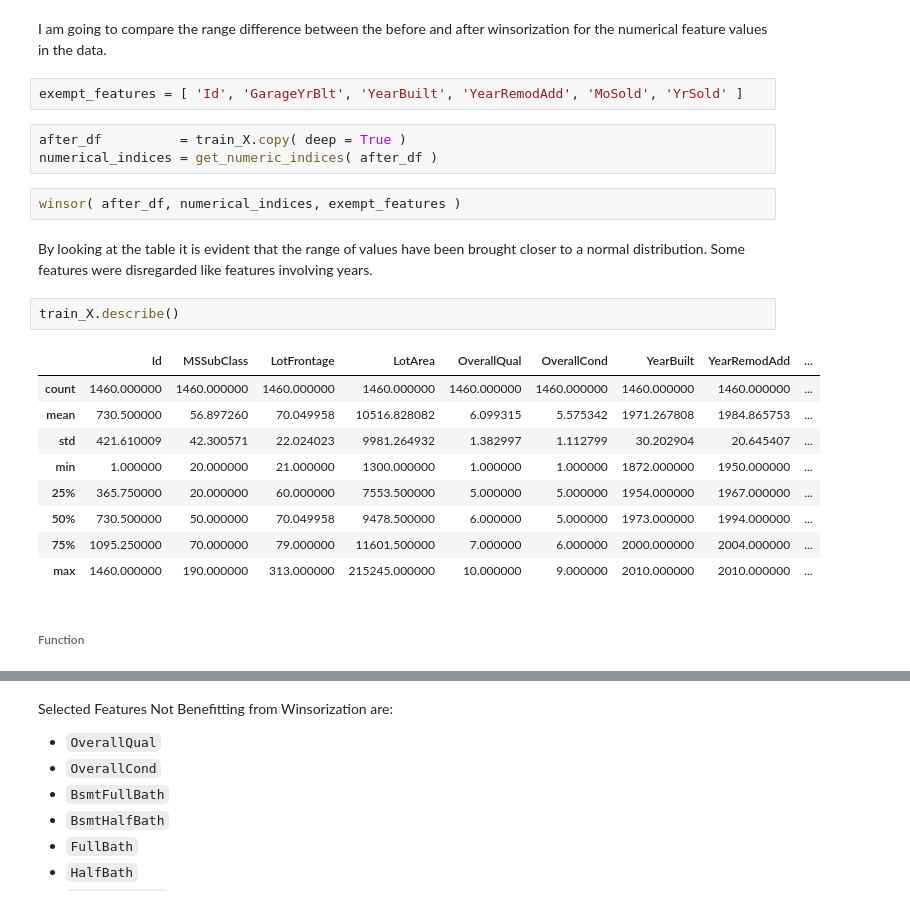
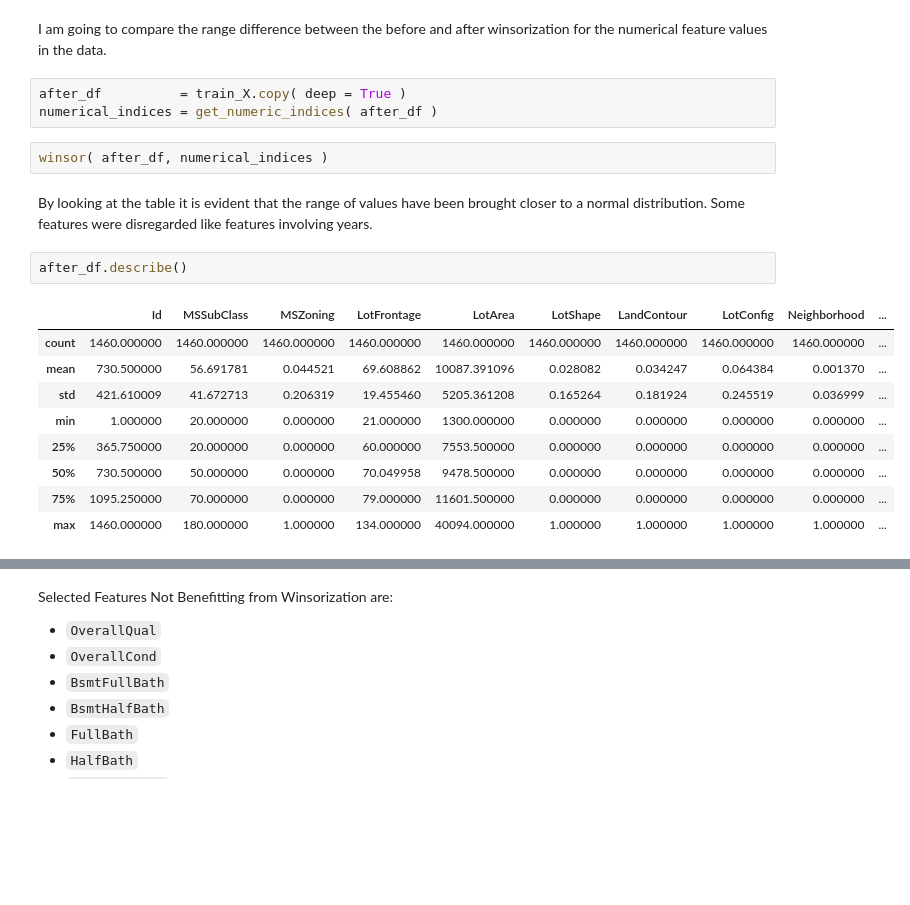
Before and after one commit to ProgrammingBishop/python, a Jupyter notebook: competitions/housing_prices.ipynb, the cells around one changed output, grey strips where cells are left out. Drawn from its saved outputs; the diff is of its cells as text; blank space fills up the shorter version.

```diff
--- a/competitions/housing_prices.ipynb
+++ b/competitions/housing_prices.ipynb
@@ -397,25 +462,21 @@ def before_after_winsor( df, indices ):
 # %% [markdown]
 I am going to compare the range difference between the before and after winsorization for the numerical feature values in the data.
-# %%
-exempt_features = [ 'Id', 'GarageYrBlt', 'YearBuilt', 'YearRemodAdd', 'MoSold', 'YrSold' ]
 # %%
 after_df          = train_X.copy( deep = True )
 numerical_indices = get_numeric_indices( after_df )
 # %%
-winsor( after_df, numerical_indices, exempt_features )
+winsor( after_df, numerical_indices )
 # %% [markdown]
 By looking at the table it is evident that the range of values have been brought closer to a normal distribution. Some features were disregarded like features involving years.
 # %%
-train_X.describe()
+after_df.describe()
 # %% [output]
-|  | Id | MSSubClass | LotFrontage | LotArea | OverallQual | OverallCond | YearBuilt | YearRemodAdd | ... |
-| count | 1460.000000 | 1460.000000 | 1460.000000 | 1460.000000 | 1460.000000 | 1460.000000 | 1460.000000 | 1460.000000 | ... |
-| mean | 730.500000 | 56.897260 | 70.049958 | 10516.828082 | 6.099315 | 5.575342 | 1971.267808 | 1984.865753 | ... |
-| std | 421.610009 | 42.300571 | 22.024023 | 9981.264932 | 1.382997 | 1.112799 | 30.202904 | 20.645407 | ... |
-| min | 1.000000 | 20.000000 | 21.000000 | 1300.000000 | 1.000000 | 1.000000 | 1872.000000 | 1950.000000 | ... |
-| 25% | 365.750000 | 20.000000 | 60.000000 | 7553.500000 | 5.000000 | 5.000000 | 1954.000000 | 1967.000000 | ... |
-| 50% | 730.500000 | 50.000000 | 70.049958 | 9478.500000 | 6.000000 | 5.000000 | 1973.000000 | 1994.000000 | ... |
-| 75% | 1095.250000 | 70.000000 | 79.000000 | 11601.500000 | 7.000000 | 6.000000 | 2000.000000 | 2004.000000 | ... |
-| max | 1460.000000 | 190.000000 | 313.000000 | 215245.000000 | 10.000000 | 9.000000 | 2010.000000 | 2010.000000 | ... |
+|  | Id | MSSubClass | MSZoning | LotFrontage | LotArea | LotShape | LandContour | LotConfig | Neighborhood | ... |
+| count | 1460.000000 | 1460.000000 | 1460.000000 | 1460.000000 | 1460.000000 | 1460.000000 | 1460.000000 | 1460.000000 | 1460.000000 | ... |
+| mean | 730.500000 | 56.691781 | 0.044521 | 69.608862 | 10087.391096 | 0.028082 | 0.034247 | 0.064384 | 0.001370 | ... |
+| std | 421.610009 | 41.672713 | 0.206319 | 19.455460 | 5205.361208 | 0.165264 | 0.181924 | 0.245519 | 0.036999 | ... |
+| min | 1.000000 | 20.000000 | 0.000000 | 21.000000 | 1300.000000 | 0.000000 | 0.000000 | 0.000000 | 0.000000 | ... |
+| 25% | 365.750000 | 20.000000 | 0.000000 | 60.000000 | 7553.500000 | 0.000000 | 0.000000 | 0.000000 | 0.000000 | ... |
+| 50% | 730.500000 | 50.000000 | 0.000000 | 70.049958 | 9478.500000 | 0.000000 | 0.000000 | 0.000000 | 0.000000 | ... |
+| 75% | 1095.250000 | 70.000000 | 0.000000 | 79.000000 | 11601.500000 | 0.000000 | 0.000000 | 0.000000 | 0.000000 | ... |
+| max | 1460.000000 | 180.000000 | 1.000000 | 134.000000 | 40094.000000 | 1.000000 | 1.000000 | 1.000000 | 1.000000 | ... |
-# %% [markdown]
-###### Function
```
Also changed, not shown: parts of 59 cells of this notebook.
